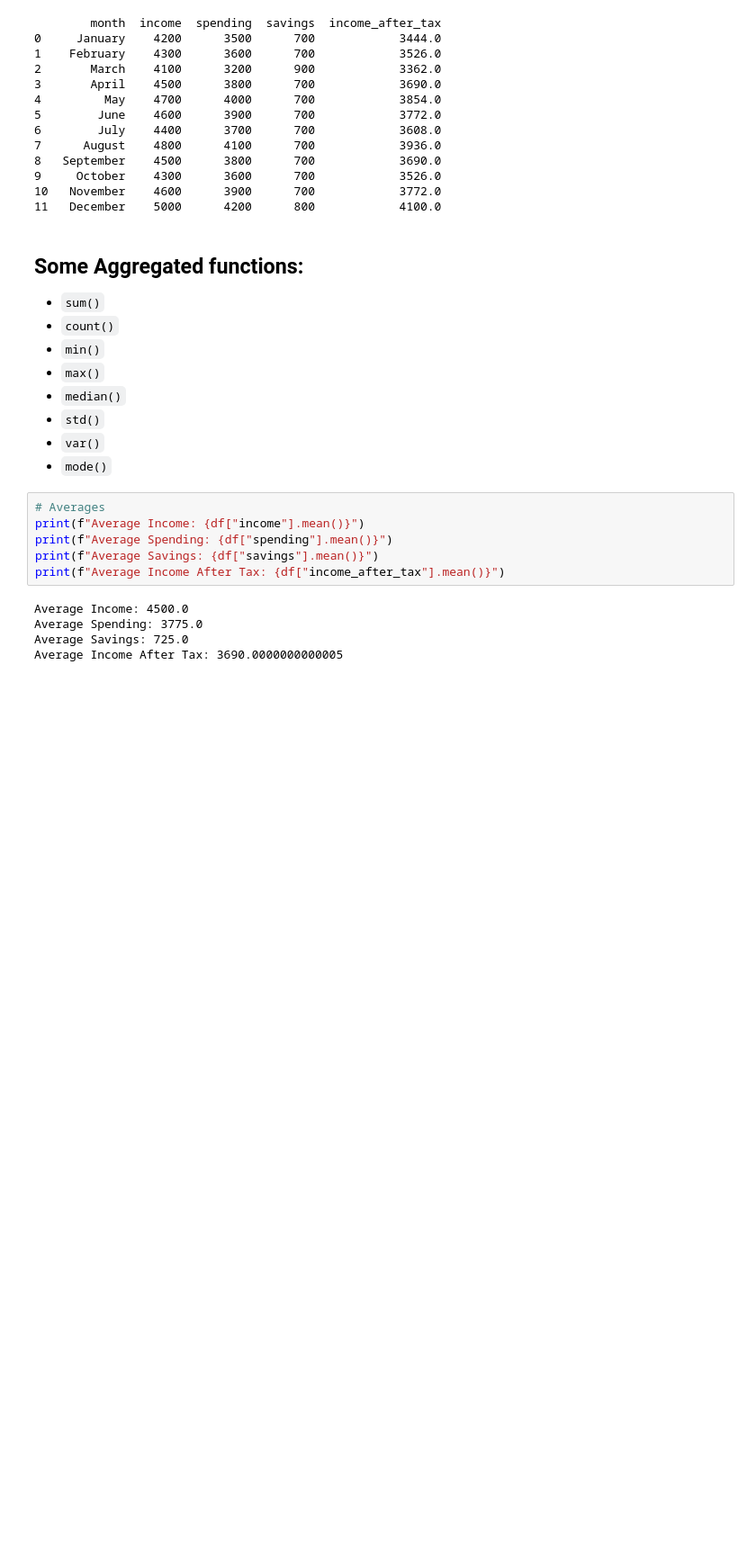
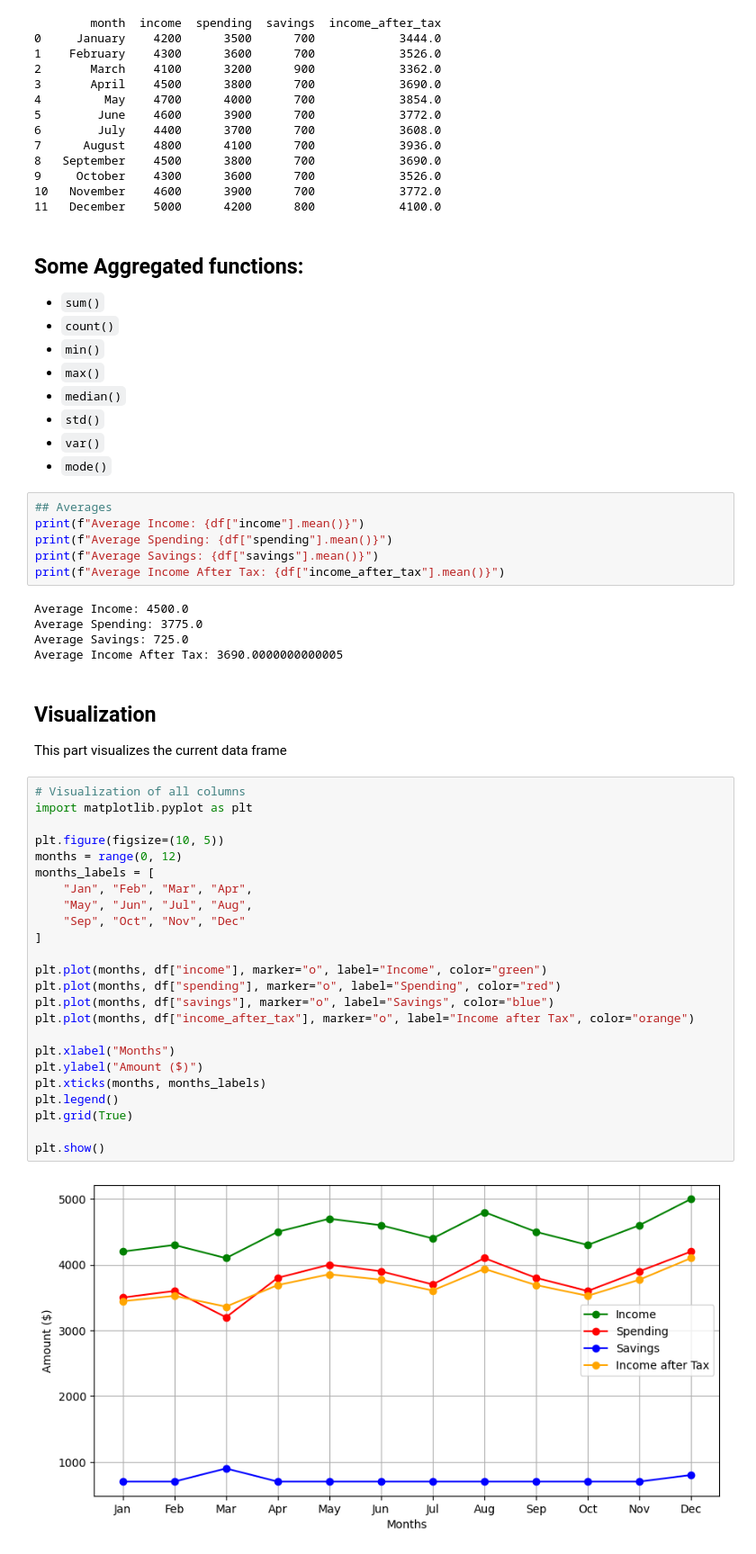
Before and after one commit to khianvictorycalderon/Python-Basic-Data-Analytics, a Jupyter notebook: pandas_basic.ipynb, the cells around one changed output. Shown at 90% size. Saved outputs shown, nothing was run; the diff lists cells and outputs as text; blank space fills up the shorter version.

Commit message:
Added visualization

```diff
--- a/pandas_basic.ipynb
+++ b/pandas_basic.ipynb
@@ -95,7 +95,7 @@ print(df)
 - `var()`
 - `mode()`
 # %%
-# Averages
+## Averages
 print(f"Average Income: {df["income"].mean()}")
 print(f"Average Spending: {df["spending"].mean()}")
 print(f"Average Savings: {df["savings"].mean()}")
@@ -105,3 +105,32 @@ Average Income: 4500.0
 Average Spending: 3775.0
 Average Savings: 725.0
 Average Income After Tax: 3690.0000000000005
+# %% [markdown]
+## Visualization
+This part visualizes the current data frame
+# %%
+# Visualization of all columns
+import matplotlib.pyplot as plt
+
+plt.figure(figsize=(10, 5))
+months = range(0, 12)
+months_labels = [
+    "Jan", "Feb", "Mar", "Apr",
+    "May", "Jun", "Jul", "Aug",
+    "Sep", "Oct", "Nov", "Dec"
+]
+
+plt.plot(months, df["income"], marker="o", label="Income", color="green")
+plt.plot(months, df["spending"], marker="o", label="Spending", color="red")
+plt.plot(months, df["savings"], marker="o", label="Savings", color="blue")
+plt.plot(months, df["income_after_tax"], marker="o", label="Income after Tax", color="orange")
+
+plt.xlabel("Months")
+plt.ylabel("Amount ($)")
+plt.xticks(months, months_labels)
+plt.legend()
+plt.grid(True)
+
+plt.show()
+# %% [output]
+[figure, added]
```
